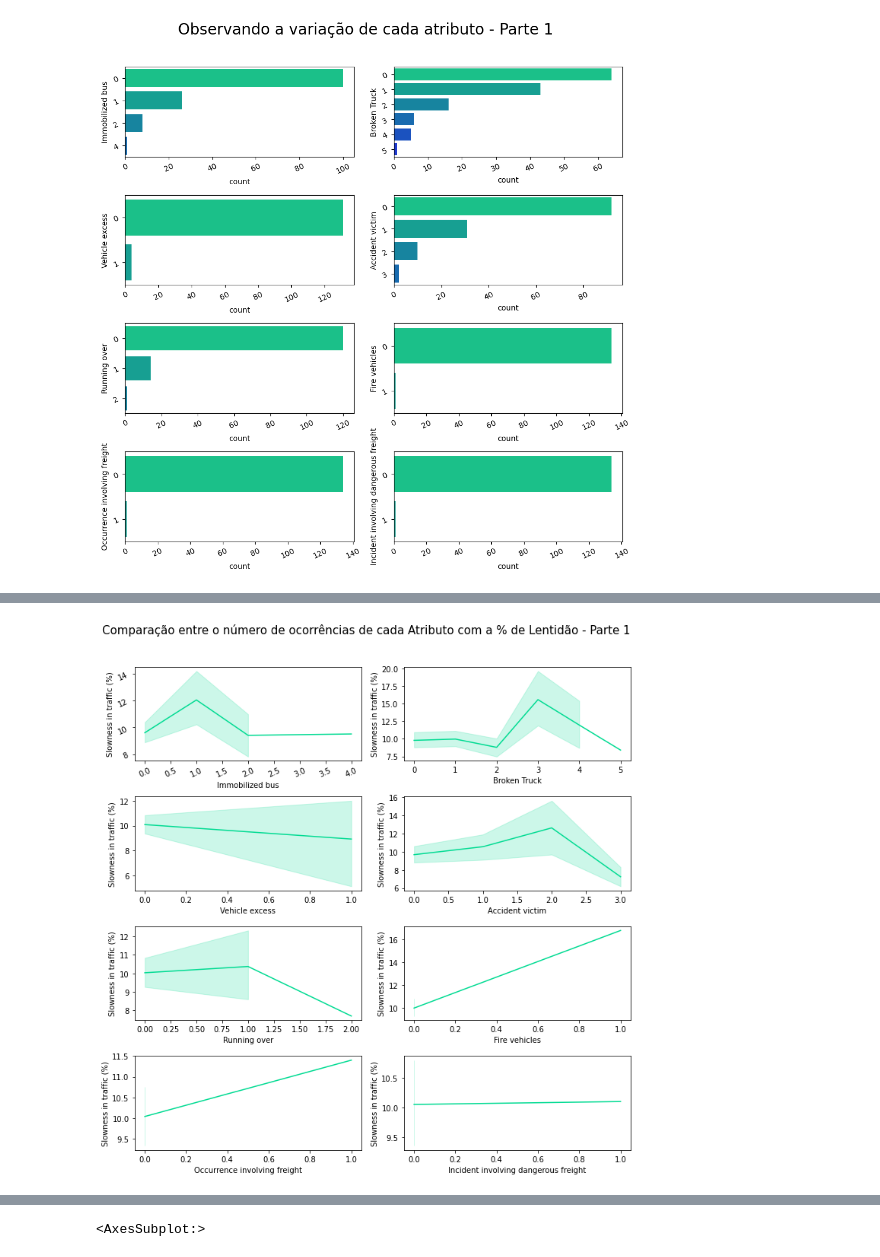
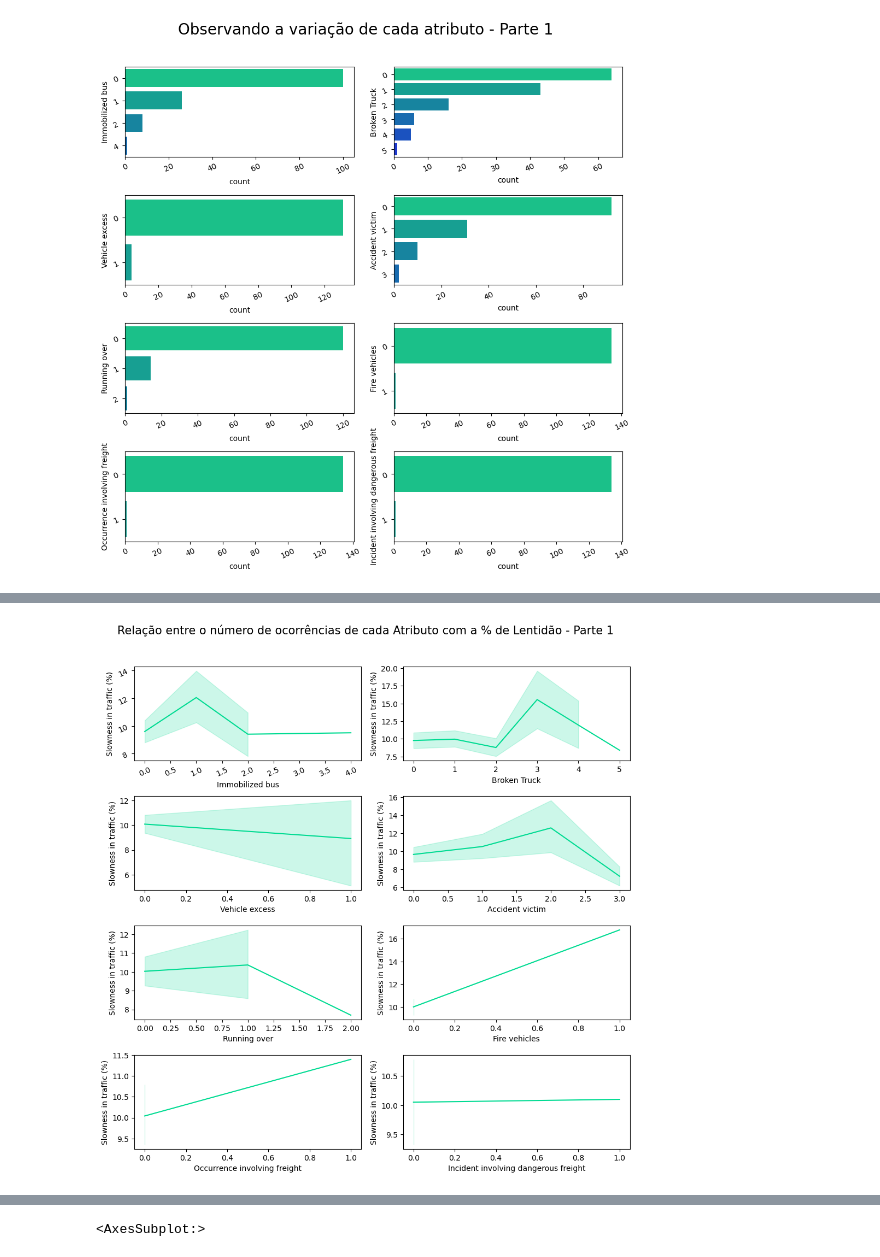
Before and after one commit to opablodantas/SP-Urban-Traffic-Prediction-Research, a Jupyter notebook: BEHAVIOR_URBAN_TRAFFIC.ipynb, the cells around one changed output, grey strips where cells are left out. Saved outputs shown, nothing was run; the diff lists cells and outputs as text; code cells hidden in the pictures.

```diff
--- a/BEHAVIOR_URBAN_TRAFFIC.ipynb
+++ b/BEHAVIOR_URBAN_TRAFFIC.ipynb
@@ -511,6 +557,6 @@ Os gráficos acima mostram de forma praticamente identicas que conforme o tempo
 # %%
 fig,ax =  plt.subplots(4, 2, figsize = (10, 10))
-fig.suptitle('Comparação entre o número de ocorrências de cada Atributo com a % de Lentidão - Parte 1',y=1.02, fontsize=15)
+fig.suptitle('Relação entre o número de ocorrências de cada Atributo com a % de Lentidão - Parte 1',y=1.02, fontsize=15)
 
 ax[0][0].tick_params(labelrotation = 25)
 sns.lineplot(x = 'Immobilized bus',y = 'Slowness in traffic (%)',
@@ -518,31 +564,31 @@ sns.lineplot(x = 'Immobilized bus',y = 'Slowness in traffic (%)',
 
 
 sns.lineplot(x = 'Broken Truck',y = 'Slowness in traffic (%)',
              data = df,ax = ax[0][1])
 
 
 sns.lineplot(x = 'Vehicle excess',y = 'Slowness in traffic (%)',
              data = df,ax = ax[1][0])
 
 
 sns.lineplot(x = 'Accident victim',y = 'Slowness in traffic (%)',
              data = df, ax = ax[1][1])
 
 
 sns.lineplot(x = 'Running over',y = 'Slowness in traffic (%)',
              data = df, ax = ax[2][0])
 
 
 sns.lineplot(x = 'Fire vehicles',y = 'Slowness in traffic (%)',
              data = df, ax = ax[2][1])
 
 sns.lineplot(x = 'Occurrence involving freight', y = 'Slowness in traffic (%)',
               data = df, ax = ax[3][0])
 
 
 sns.lineplot(x = 'Incident involving dangerous freight', y = 'Slowness in traffic (%)',
               data = df, ax = ax[3][1])
 
 fig.tight_layout(pad = 1.2)
 # %% [output]
-[figure, old version]
+[figure, new version]
```
Also changed, not shown: parts of 32 cells of this notebook.
